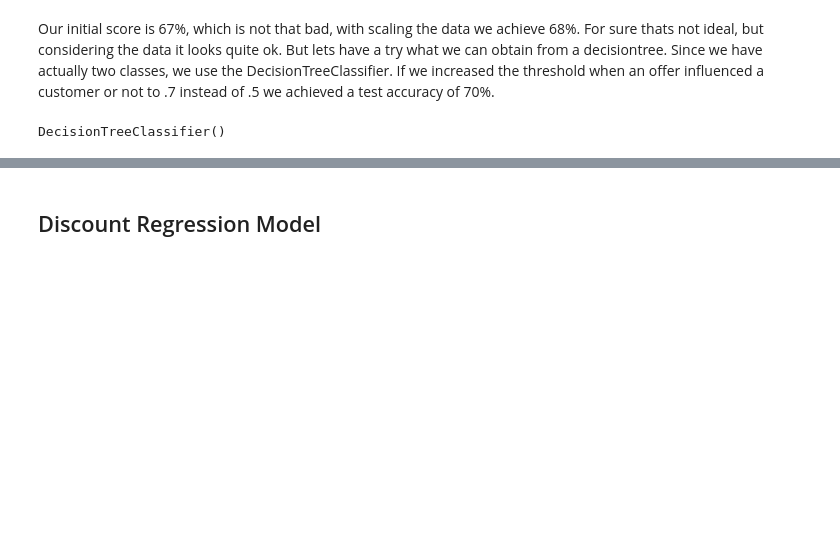
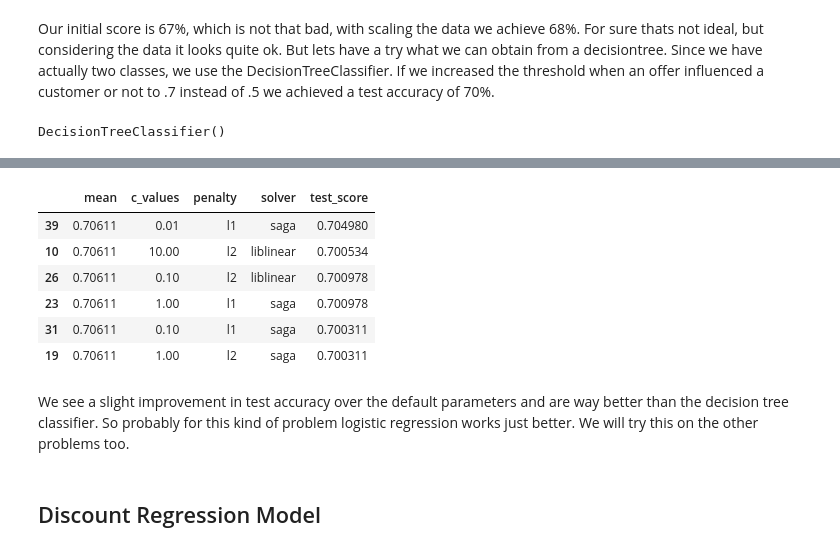
Before and after one commit to ThomasGr08/capstone_project, a Jupyter notebook: Starbucks_Capstone_notebook.ipynb, the cells around one changed output, grey strips where cells are left out. Saved outputs shown, nothing was run; the diff lists cells and outputs as text; code cells hidden in the pictures; blank space fills up the shorter version.

```diff
--- a/Starbucks_Capstone_notebook.ipynb
+++ b/Starbucks_Capstone_notebook.ipynb
@@ -836,0 +923,2 @@ Ok, the decision tree didn't work that well. We could go further and try to impl
+# %%
+top_results = results.sort_values(['mean'], ascending = False)[:6]
@@ -837,3 +948,16 @@ Ok, the decision tree didn't work that well. We could go further and try to impl
+# %%
+top_results['test_score'] = scores
+top_results
+# %% [output]
+|  | mean | c_values | penalty | solver | test_score |
+| 39 | 0.70611 | 0.01 | l1 | saga | 0.704980 |
+| 10 | 0.70611 | 10.00 | l2 | liblinear | 0.700534 |
+| 26 | 0.70611 | 0.10 | l2 | liblinear | 0.700978 |
+| 23 | 0.70611 | 1.00 | l1 | saga | 0.700978 |
+| 31 | 0.70611 | 0.10 | l1 | saga | 0.700311 |
+| 19 | 0.70611 | 1.00 | l2 | saga | 0.700311 |
+# %% [markdown]
+We see a slight improvement in test accuracy over the default parameters and are way better than the decision tree classifier. So probably for this kind of problem logistic regression works just better. We will try this on the other problems too.
 # %% [markdown]
 ## Discount Regression Model
 # %%
```
Also changed, not shown: parts of 24 cells of this notebook.
